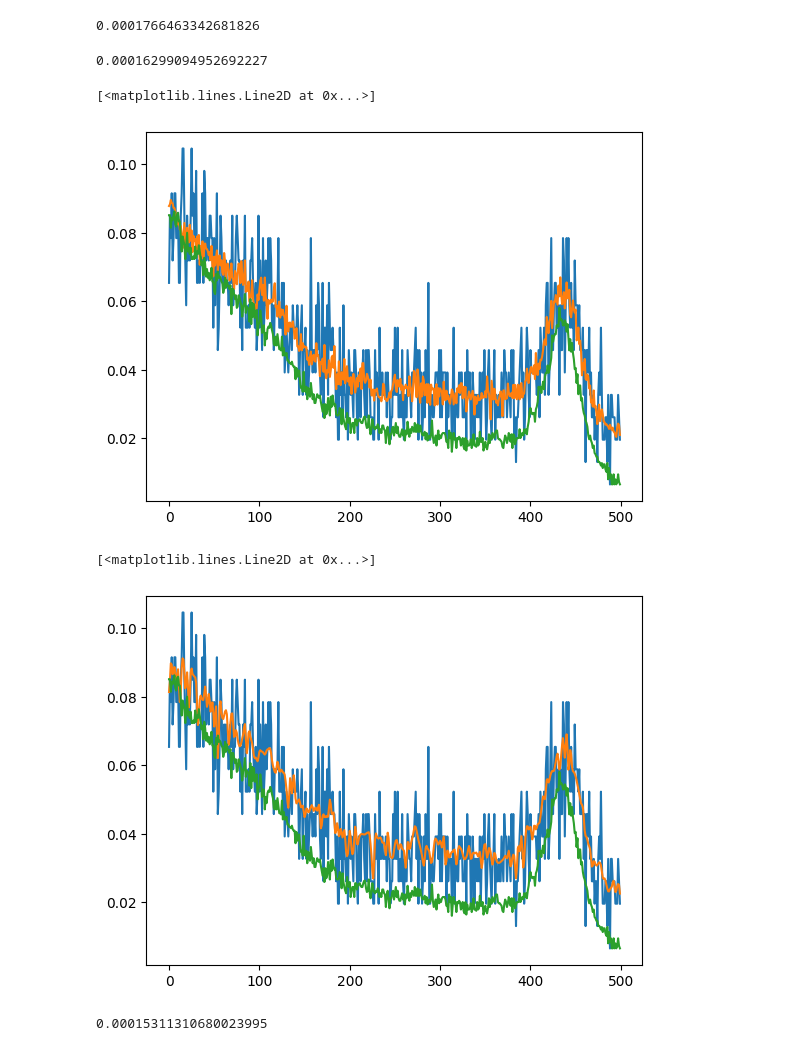
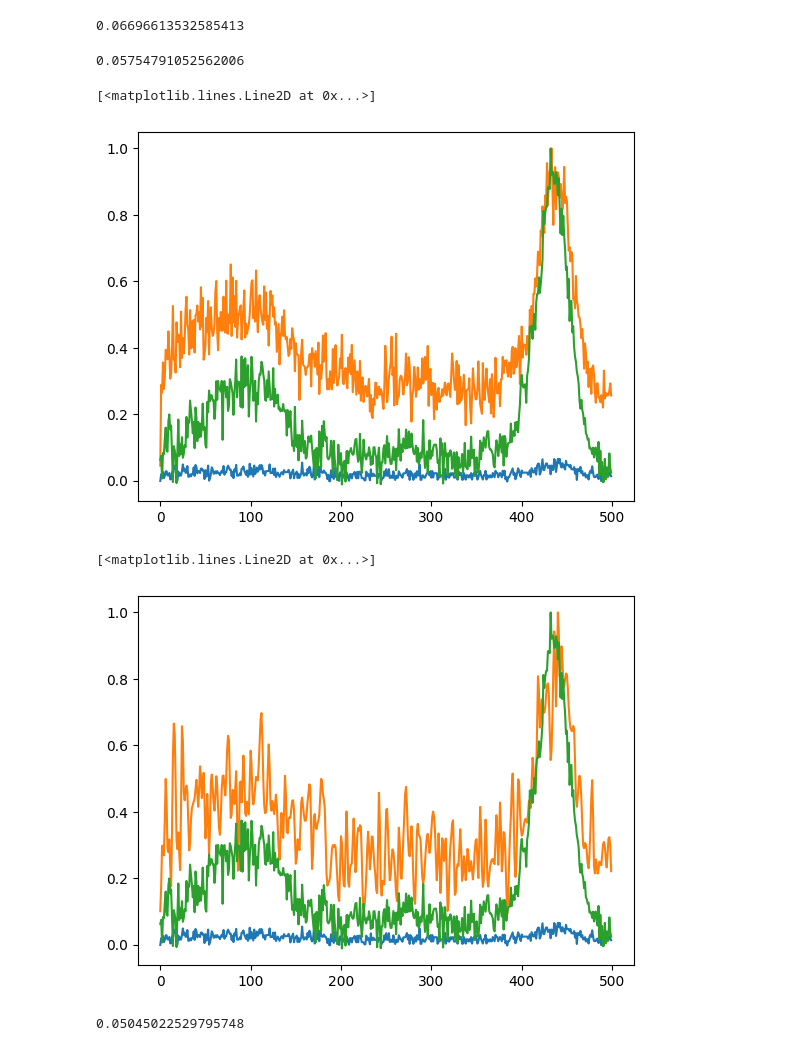
Before and after one commit to ciaranbench/spectral-denoising-cycleGAN, a Jupyter notebook: Classical_denoising.ipynb, the cells around one changed output. Drawn from its saved outputs; the diff is of its cells as text; code cells hidden in the pictures.

Commit message:
added baseline correction and normalisation

```diff
--- a/Classical_denoising.ipynb
+++ b/Classical_denoising.ipynb
@@ -31,7 +33,15 @@ network_pred_input = np.load('network_input.npy')
 noisy_va = np.load('hn_valid_set.npy')
 clean_va = np.load('ln_valid_set.npy')
 # %%
-for i in range(np.shape(network_pred)[0]):a
-    network_pred[i] = network_pred[i]/np.max(network_pred)
+#baseline correct and normalise based on max value
 
-network_MSE = np.mean(np.mean((np.squeeze(network_pred) - np.squeeze(network_pred_GT))**2,axis=1))
+for i in range(np.shape(network_pred)[0]):
+
+    baseObj=BaselineRemoval(network_pred_GT[i])
+    Modpoly_output=baseObj.ModPoly(3)
+    network_pred_GT[i] = Modpoly_output/np.max(Modpoly_output)
+
+    baseObj=BaselineRemoval(network_pred[i])
+    Modpoly_output=baseObj.ModPoly(3)
+    #network_pred[i] = Modpoly_output/Modpoly_output[np.where(network_pred_GT[i] == np.max(network_pred_GT[i]))[0][0]]
+    network_pred[i] = Modpoly_output/np.max(Modpoly_output)
@@ -48,10 +60,10 @@ plt.plot(network_pred_GT[index])
 # %%
+test_example = np.squeeze(noisy_va[0:100,:])
 
 
-test_example = np.squeeze(noisy_va[0:100,:])
-clean_va = clean_va[0:100,:]
-y_smooth = signal.savgol_filter(test_example, window_length=11, polyorder=3, mode="nearest")
+for i in range(np.shape(test_example)[0]):
+    baseObj=BaselineRemoval(test_example[i])
+    test_example[i]=baseObj.ModPoly(3)
 
-plt.plot(test_example[index])
-plt.plot(y_smooth[index])
-plt.plot(network_pred_GT[index])
+
+y_smooth = signal.savgol_filter(test_example, window_length=15, polyorder=3, mode="nearest")
@@ -60,0 +74,8 @@ plt.plot(network_pred_GT[index])
+# %%
+for i in range(np.shape(y_smooth)[0]):
+    y_smooth[i] = y_smooth[i]/np.max(y_smooth[i])
+
+
+plt.plot(test_example[index])
+plt.plot(y_smooth[index])
+plt.plot(network_pred_GT[index])
@@ -61,8 +85,8 @@ plt.plot(network_pred_GT[index])
 # %%
-SG_MSE = np.mean(np.mean((np.squeeze(y_smooth) - np.squeeze(clean_va))**2,axis=1))
+SG_MSE = np.mean(np.mean((np.squeeze(y_smooth) - np.squeeze(network_pred_GT))**2,axis=1))
 print(SG_MSE)
 # %% [output]
-0.0001766463342681826
+0.06696613532585413
 # %%
 #PCA denoising - https://scikit-learn.org/stable/auto_examples/applications/plot_digits_denoising.html
 
@@ -81,18 +105,22 @@ X_reconstructed_kernel_pca = kernel_pca.inverse_transform(
 )
 # %%
 X_reconstructed_pca = pca.inverse_transform(pca.transform(test_example))
+# %%
+
+for i in range(np.shape(X_reconstructed_pca)[0]):
+    X_reconstructed_pca[i] = X_reconstructed_pca[i]/np.max(X_reconstructed_pca[i])
 # %%
-PCA_MSE = np.mean(np.mean((np.squeeze(X_reconstructed_pca) - np.squeeze(clean_va))**2,axis=1))
+PCA_MSE = np.mean(np.mean((np.squeeze(X_reconstructed_pca) - np.squeeze(network_pred_GT))**2,axis=1))
 print(PCA_MSE)
 # %% [output]
-0.00016299094952692227
+0.05754791052562006
 # %%
 plt.plot(test_example[index])
 plt.plot(np.squeeze(X_reconstructed_pca[index]))
 plt.plot(network_pred_GT[index])
 # %% [output]
 [<matplotlib.lines.Line2D at 0x...>]
-[figure, old version]
+[figure, new version]
 # %%
 # Wavelet denoising
 # %%
@@ -103,17 +131,21 @@ import matplotlib.pyplot as plt
 
 x_denoise = denoise_wavelet(test_example, method='BayesShrink', mode='soft', wavelet_levels=3, wavelet='sym8', rescale_sigma='True')
 # %%
+for i in range(np.shape(x_denoise)[0]):
+    x_denoise[i] = x_denoise[i]/np.max(x_denoise[i])
+
+
 plt.plot(test_example[index])
 plt.plot(np.squeeze(x_denoise[index]))
 plt.plot(network_pred_GT[index])
 # %% [output]
 [<matplotlib.lines.Line2D at 0x...>]
-[figure, old version]
+[figure, new version]
 # %%
-wav_MSE = np.mean(np.mean((np.squeeze(x_denoise) - np.squeeze(clean_va))**2,axis=1))
+wav_MSE = np.mean(np.mean((np.squeeze(x_denoise) - np.squeeze(network_pred_GT))**2,axis=1))
 print(wav_MSE)
 # %% [output]
-0.00015311310680023995
+0.05045022529795748
 # %%
 # NOVA metric - https://www.pythonfordatascience.org/anova-python/#test_with_python
 
```
Also changed, not shown: parts of 7 cells of this notebook.
